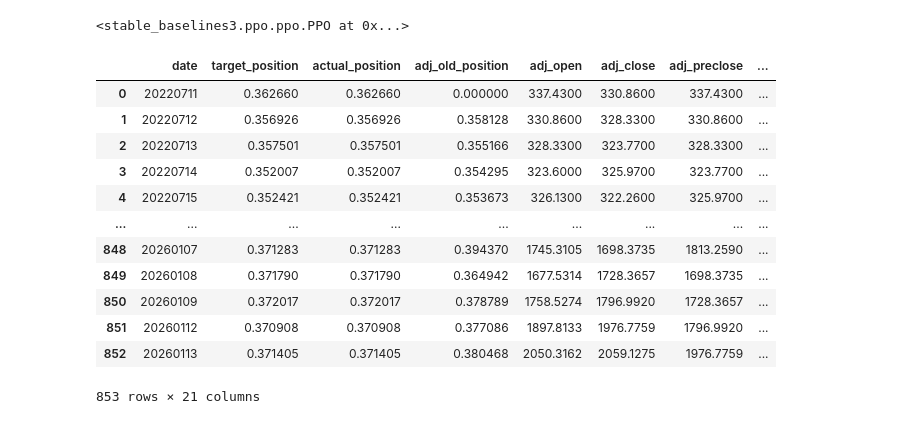
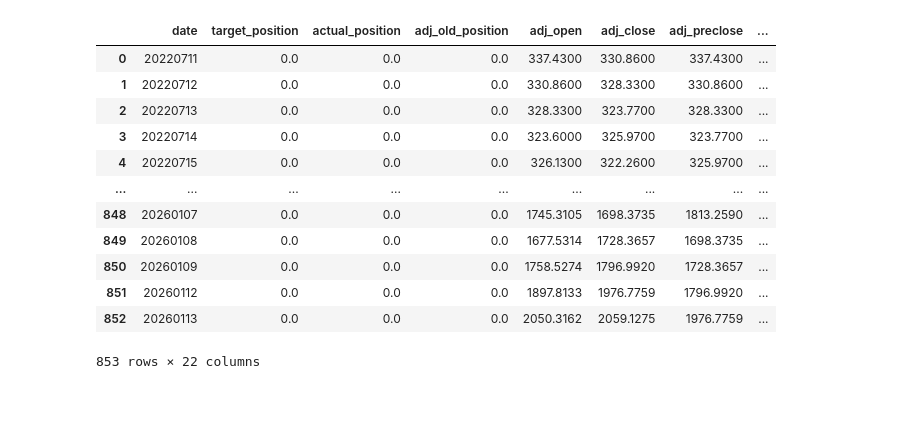
Before and after one commit to davis-lee0109/Hands-on-RL, a Jupyter notebook: Policy_stable-baselines3_v2.ipynb, the cells around one changed output. Cells and saved outputs as stored; diff of their text form; code cells hidden in the pictures.

```diff
--- a/Policy_stable-baselines3_v2.ipynb
+++ b/Policy_stable-baselines3_v2.ipynb
@@ -49,7 +52,5 @@ test_pd = stock_daily_pd[6000:]
 # %%
-train_env = EvnSingleStock.StockTradingEnv(train_pd, red_line=-0.5, evn_file="PPO_v2_002_train")
+train_env = EvnSingleStock.StockTradingEnv(train_pd, red_line=-0.5, evn_file=f"{model_name}_{stock_code}_train")
 model = PPO("MlpPolicy", train_env, policy_kwargs=policy_kwargs, verbose=0)
-model.learn(total_timesteps=1e5)
+model.learn(total_timesteps=3*1e5)
-# %% [output]
-<stable_baselines3.ppo.ppo.PPO at 0x...>
 # %%
@@ -69,23 +70,23 @@ while True:
     if terminated or truncated:
         break
 # %%
-test_pd = pd.read_csv("./env_log/PPO_v2_test_20260115_155449.csv")
-train_pd = pd.read_csv("./env_log/PPO_v2_train_20260115_153811.csv")
+test_result_pd = pd.read_csv("./env_log/PPO_v2_001_600118.SH_test_20260116_161310.csv")
+train_result_pd = pd.read_csv("./env_log/PPO_v2_001_600118.SH_train_20260116_155654.csv")
 # %%
-test_pd["dt"] = pd.to_datetime(test_pd["date"], format="%Y%m%d")
-test_pd
+test_result_pd["dt"] = pd.to_datetime(test_result_pd["date"], format="%Y%m%d")
+test_result_pd
 # %% [output]
 |  | date | target_position | actual_position | adj_old_position | adj_open | adj_close | adj_preclose | ... |
-| 0 | 20220711 | 0.362660 | 0.362660 | 0.000000 | 337.4300 | 330.8600 | 337.4300 | ... |
-| 1 | 20220712 | 0.356926 | 0.356926 | 0.358128 | 330.8600 | 328.3300 | 330.8600 | ... |
-| 2 | 20220713 | 0.357501 | 0.357501 | 0.355166 | 328.3300 | 323.7700 | 328.3300 | ... |
-| 3 | 20220714 | 0.352007 | 0.352007 | 0.354295 | 323.6000 | 325.9700 | 323.7700 | ... |
-| 4 | 20220715 | 0.352421 | 0.352421 | 0.353673 | 326.1300 | 322.2600 | 325.9700 | ... |
+| 0 | 20220711 | 0.0 | 0.0 | 0.0 | 337.4300 | 330.8600 | 337.4300 | ... |
+| 1 | 20220712 | 0.0 | 0.0 | 0.0 | 330.8600 | 328.3300 | 330.8600 | ... |
+| 2 | 20220713 | 0.0 | 0.0 | 0.0 | 328.3300 | 323.7700 | 328.3300 | ... |
+| 3 | 20220714 | 0.0 | 0.0 | 0.0 | 323.6000 | 325.9700 | 323.7700 | ... |
+| 4 | 20220715 | 0.0 | 0.0 | 0.0 | 326.1300 | 322.2600 | 325.9700 | ... |
 | ... | ... | ... | ... | ... | ... | ... | ... | ... |
-| 848 | 20260107 | 0.371283 | 0.371283 | 0.394370 | 1745.3105 | 1698.3735 | 1813.2590 | ... |
-| 849 | 20260108 | 0.371790 | 0.371790 | 0.364942 | 1677.5314 | 1728.3657 | 1698.3735 | ... |
-| 850 | 20260109 | 0.372017 | 0.372017 | 0.378789 | 1758.5274 | 1796.9920 | 1728.3657 | ... |
-| 851 | 20260112 | 0.370908 | 0.370908 | 0.377086 | 1897.8133 | 1976.7759 | 1796.9920 | ... |
-| 852 | 20260113 | 0.371405 | 0.371405 | 0.380468 | 2050.3162 | 2059.1275 | 1976.7759 | ... |
+| 848 | 20260107 | 0.0 | 0.0 | 0.0 | 1745.3105 | 1698.3735 | 1813.2590 | ... |
+| 849 | 20260108 | 0.0 | 0.0 | 0.0 | 1677.5314 | 1728.3657 | 1698.3735 | ... |
+| 850 | 20260109 | 0.0 | 0.0 | 0.0 | 1758.5274 | 1796.9920 | 1728.3657 | ... |
+| 851 | 20260112 | 0.0 | 0.0 | 0.0 | 1897.8133 | 1976.7759 | 1796.9920 | ... |
+| 852 | 20260113 | 0.0 | 0.0 | 0.0 | 2050.3162 | 2059.1275 | 1976.7759 | ... |
-853 rows × 21 columns
+853 rows × 22 columns
 # %%
```
Also changed, not shown: parts of 8 cells of this notebook, 2 other files.
